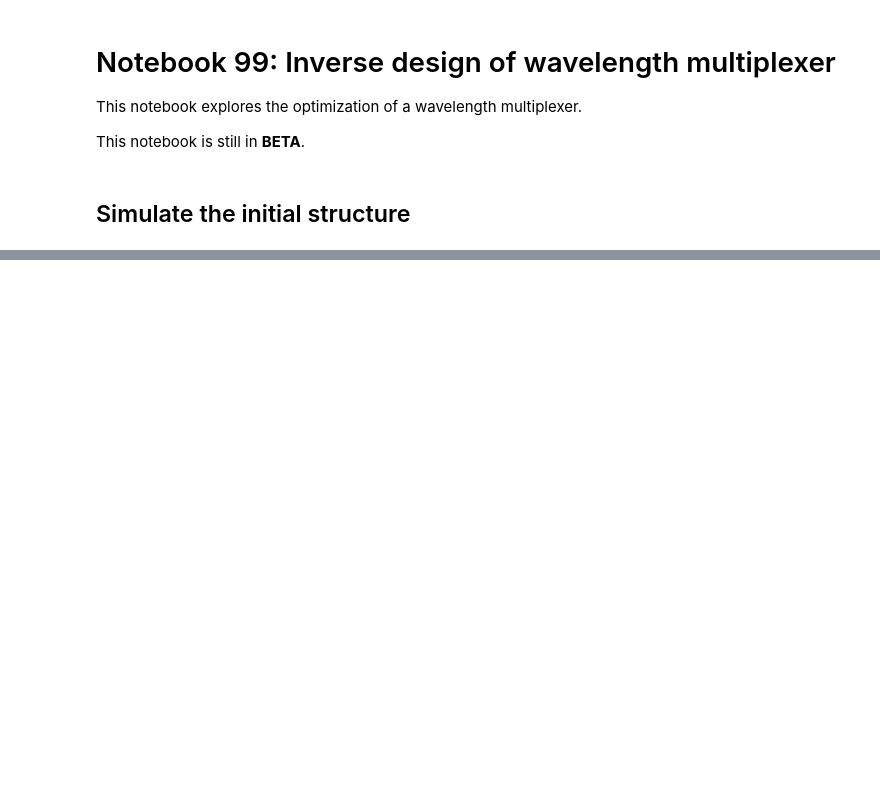
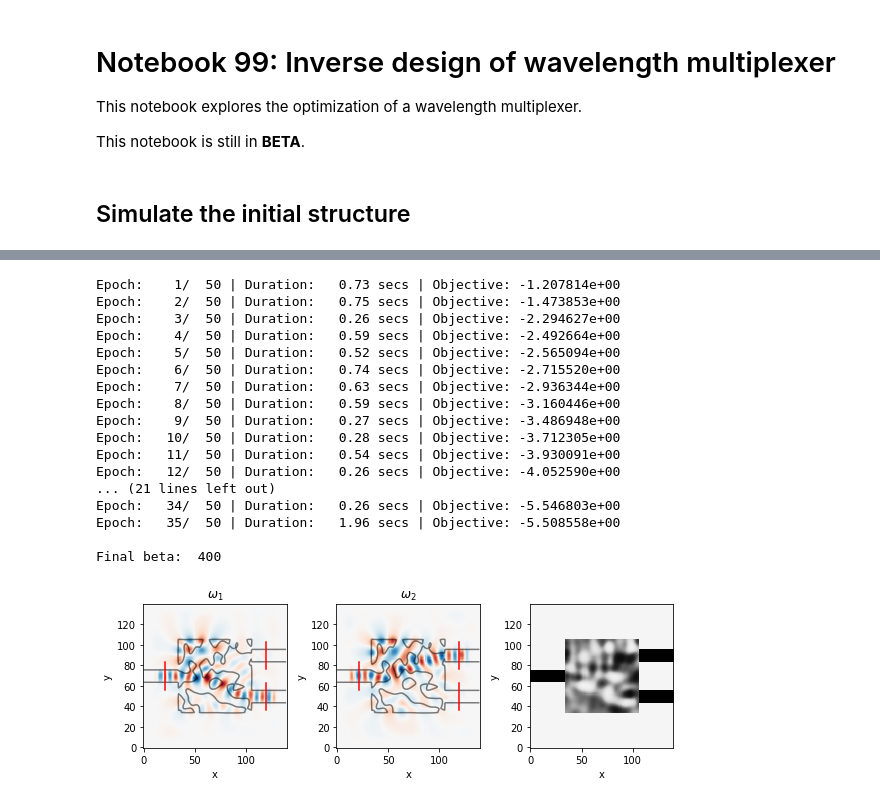
Before and after one commit to fancompute/workshop-invdesign, a Jupyter notebook: 99_Invdes_wdm.ipynb, the cells around one changed output, grey strips where cells are left out. Cells and saved outputs as stored; diff of their text form; code cells hidden in the pictures; blank space fills up the shorter version.

```diff
--- a/99_Invdes_wdm.ipynb
+++ b/99_Invdes_wdm.ipynb
@@ -275,0 +324,45 @@ Epoch:  50/ 50 | Duration: 0.42 secs | Value: 5.310324e+00
+# %%
+def beta_it(iteration):
+    return 50 + 10*iteration
+
+def of(rho, opt):
+    beta = beta_it(opt.iteration)
+    rho = rho.reshape((Nx, Ny))
+    epsr = epsr_parameterization(rho, bg_rho, design_region, \
+                             radius=blur_radius, N_blur=N_blur, beta=beta, eta=eta, N_proj=N_proj)
+    simulation1.eps_r = epsr
+    simulation2.eps_r = epsr
+
+    _, _, Ez1 = simulation1.solve(source1)
+    _, _, Ez2 = simulation2.solve(source2)
+    return -mode_overlap(Ez1, probe1) * mode_overlap(Ez2,probe2)
+
+obj_grad = value_and_grad(of, 0)
+opt = Minimize(obj_grad, True)
+(rho_opt, ofs, res) = opt.lbfgs(rho.flatten(), Nepochs=Nsteps, args=(), pass_self=True, res_store=True)
+
+# Simulate optimal device
+rho_optimum = rho_opt.reshape((Nx, Ny))
+epsr = epsr_parameterization(rho_optimum, bg_rho, design_region, \
+                                  radius=blur_radius, N_blur=N_blur, beta=beta_it(res.nit), eta=eta, N_proj=N_proj)
+print("\nFinal beta: ", beta_it(res.nit))
+viz_sim(epsr, source1, source2, slices = [input_slice, output_slice1, output_slice2]);
+# %% [output]
+Epoch:    1/  50 | Duration:   0.73 secs | Objective: -1.207814e+00
+Epoch:    2/  50 | Duration:   0.75 secs | Objective: -1.473853e+00
+Epoch:    3/  50 | Duration:   0.26 secs | Objective: -2.294627e+00
+Epoch:    4/  50 | Duration:   0.59 secs | Objective: -2.492664e+00
+Epoch:    5/  50 | Duration:   0.52 secs | Objective: -2.565094e+00
+Epoch:    6/  50 | Duration:   0.74 secs | Objective: -2.715520e+00
+Epoch:    7/  50 | Duration:   0.63 secs | Objective: -2.936344e+00
+Epoch:    8/  50 | Duration:   0.59 secs | Objective: -3.160446e+00
+Epoch:    9/  50 | Duration:   0.27 secs | Objective: -3.486948e+00
+Epoch:   10/  50 | Duration:   0.28 secs | Objective: -3.712305e+00
+Epoch:   11/  50 | Duration:   0.54 secs | Objective: -3.930091e+00
+Epoch:   12/  50 | Duration:   0.26 secs | Objective: -4.052590e+00
+... (21 lines left out)
+Epoch:   34/  50 | Duration:   0.26 secs | Objective: -5.546803e+00
+Epoch:   35/  50 | Duration:   1.96 secs | Objective: -5.508558e+00
+
+Final beta:  400
+[figure, added]
```
Also changed, not shown: parts of 4 cells of this notebook.
